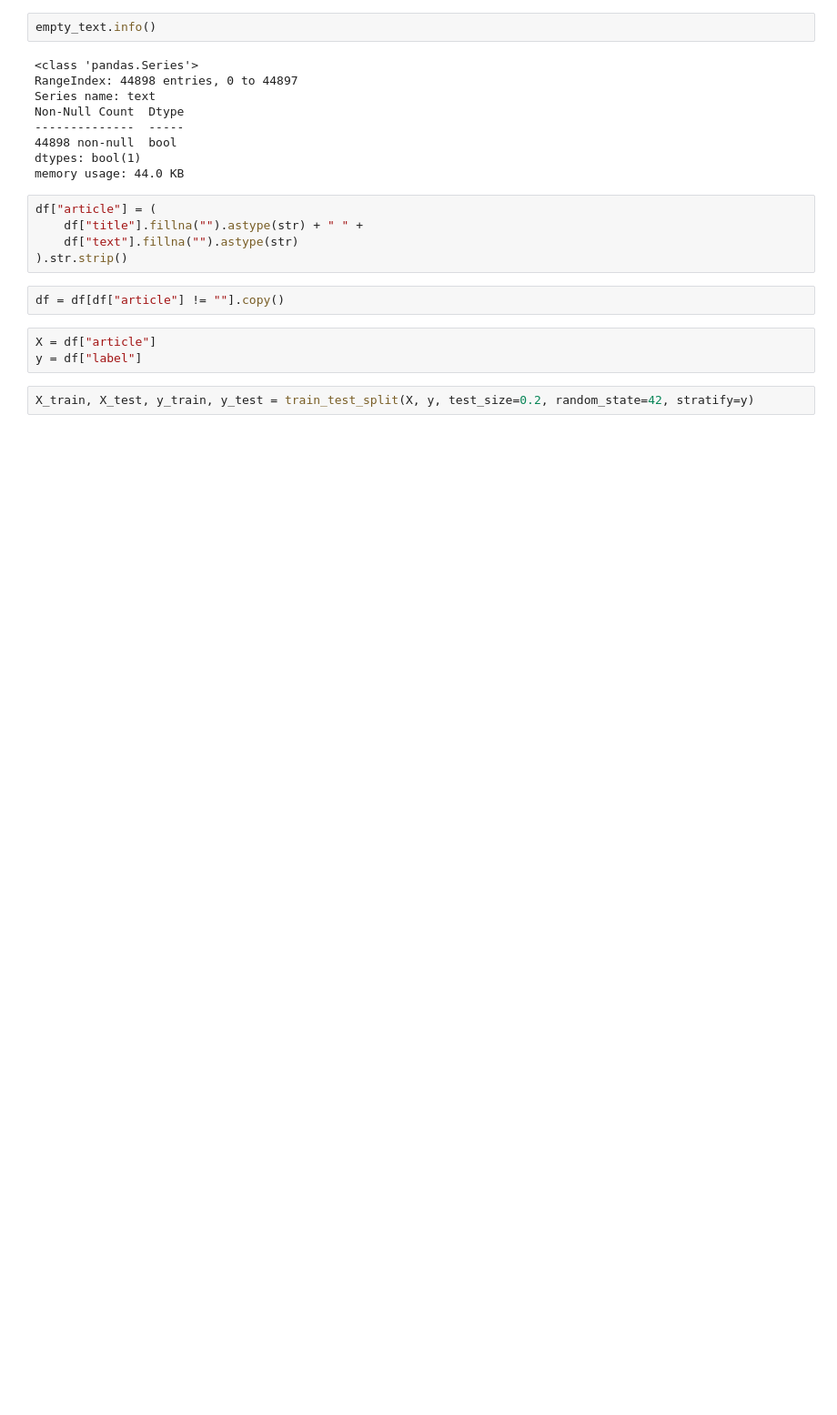
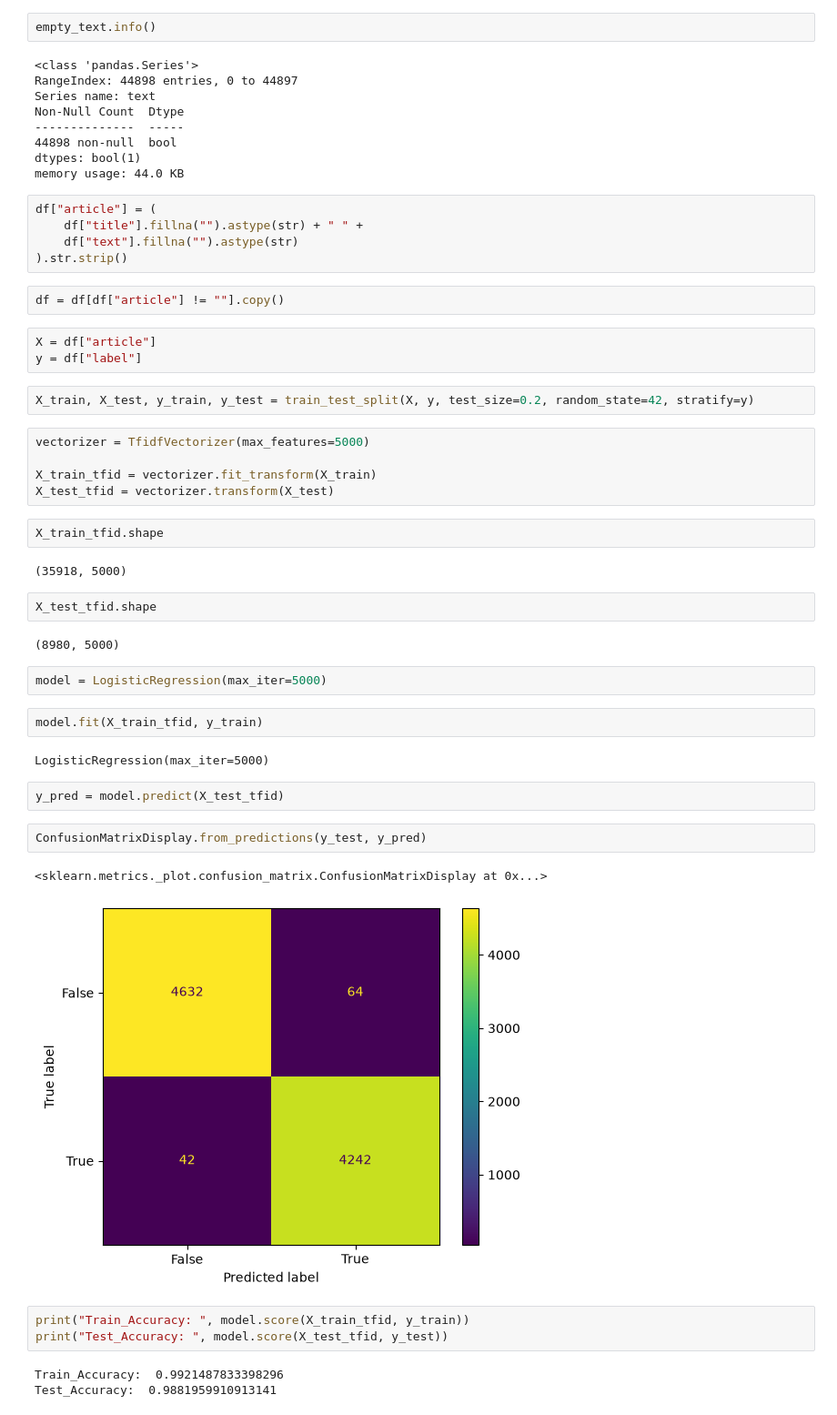
Before and after one commit to YashInLogN/NewsDetection, a Jupyter notebook: notebooks/data_exploration.ipynb, the cells around one changed output. Shown at 91% size. Saved outputs shown, nothing was run; the diff lists cells and outputs as text; blank space fills up the shorter version.

Commit message:
Trained logistic_regression on fake_news_labeled.csv

```diff
--- a/notebooks/data_exploration.ipynb
+++ b/notebooks/data_exploration.ipynb
@@ -113,3 +116,35 @@ X = df["article"]
 y = df["label"]
 # %%
 X_train, X_test, y_train, y_test = train_test_split(X, y, test_size=0.2, random_state=42, stratify=y)
+# %%
+vectorizer = TfidfVectorizer(max_features=5000)
+
+X_train_tfid = vectorizer.fit_transform(X_train)
+X_test_tfid = vectorizer.transform(X_test)
+# %%
+X_train_tfid.shape
+# %% [output]
+(35918, 5000)
+# %%
+X_test_tfid.shape
+# %% [output]
+(8980, 5000)
+# %%
+model = LogisticRegression(max_iter=5000)
+# %%
+model.fit(X_train_tfid, y_train)
+# %% [output]
+LogisticRegression(max_iter=5000)
+# %%
+y_pred = model.predict(X_test_tfid)
+# %%
+ConfusionMatrixDisplay.from_predictions(y_test, y_pred)
+# %% [output]
+<sklearn.metrics._plot.confusion_matrix.ConfusionMatrixDisplay at 0x...>
+[figure, added]
+# %%
+print("Train_Accuracy: ", model.score(X_train_tfid, y_train))
+print("Test_Accuracy: ", model.score(X_test_tfid, y_test))
+# %% [output]
+Train_Accuracy:  0.9921487833398296
+Test_Accuracy:  0.9881959910913141
```
Also changed, not shown: parts of 2 cells of this notebook.
